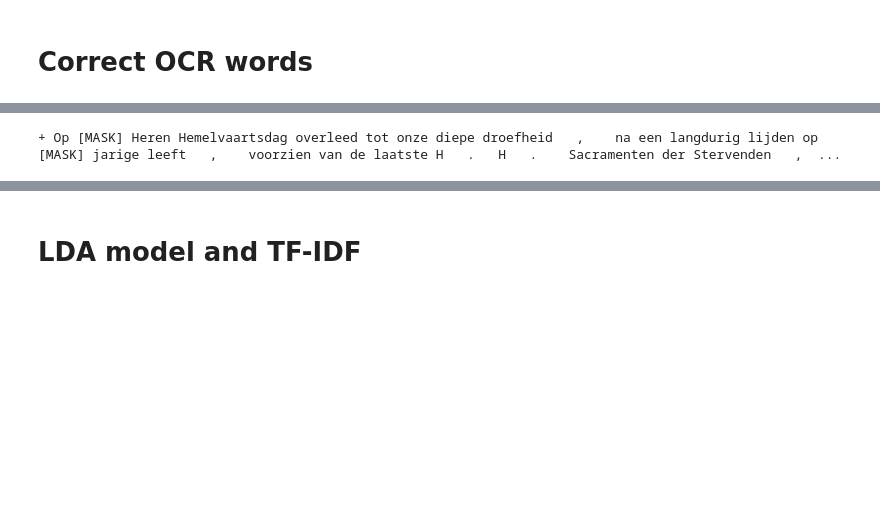
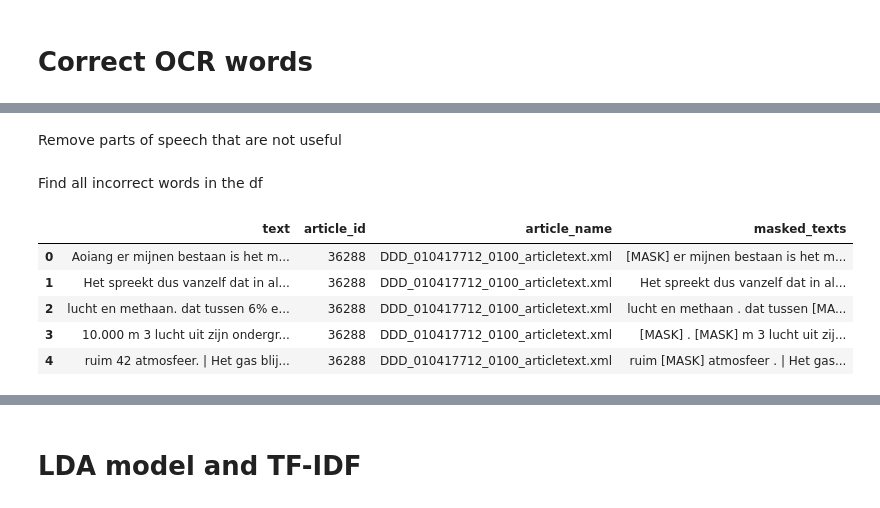
Before and after one commit to UtrechtUniversity/hist-aware, a Jupyter notebook: notebooks/semantic_search.ipynb, the cells around one changed output, grey strips where cells are left out. Saved outputs shown, nothing was run; the diff lists cells and outputs as text; code cells hidden in the pictures; blank space fills up the shorter version.

```diff
--- a/notebooks/semantic_search.ipynb
+++ b/notebooks/semantic_search.ipynb
@@ -229,35 +251,40 @@ text = a
+# %% [markdown]
+Remove parts of speech that are not useful
+# %% [markdown]
+Find all incorrect words in the df
 # %%
+incorrectwords = []
+masked_texts = []
+suggestedwords = []
+d = SpellChecker("nl_NL")
+
 rep = { '\n': ' ', '\\': ' ', '\"': '"', '-': ' ', '"': ' " ',
         '"': ' " ', '"': ' " ', ',':' , ', '.':' . ', '!':' ! ',
         '?':' ? ', "n't": " not" , "'ll": " will", '*':' * ',
         '(': ' ( ', ')': ' ) ', "s'": "s '"}
 rep = dict((re.escape(k), v) for k, v in rep.items())
 pattern = re.compile("|".join(rep.keys()))
-text = pattern.sub(lambda m: rep[re.escape(m.group(0))], text)
+ignorewords = ["!", ",", ".", "\"", "?", '(', ')', '*', "'"]
 
-def get_personslist(text):
-    personslist=[]
-    for sent in nltk.sent_tokenize(text):
-        for chunk in nltk.ne_chunk(nltk.pos_tag(nltk.word_tokenize(sent))):
-            if isinstance(chunk, nltk.tree.Tree) and chunk.label() == 'PERSON':
-                personslist.insert(0, (chunk.leaves()[0][0]))
-    return list(set(personslist))
-
-personslist = get_personslist(text)
-
-ignorewords = personslist + ["!", ",", ".", "\"", "?", '(', ')', '*', "'"]
-#using enchant.checker.SpellChecker, identify incorrect words
-d = SpellChecker("nl_NL")
-words = text.split()
-incorrectwords = [w for w in words if not d.check(w) and w not in ignorewords]
-# using enchant.checker.SpellChecker, get suggested replacements
-suggestedwords = [d.suggest(w) for w in incorrectwords]
-# replace incorrect words with [MASK]
-for w in incorrectwords:
-    text = text.replace(w, '[MASK]')
-    text_original = text_original.replace(w, '[MASK]')
-
-print(text)
+for ids, row in tqdm(df_texts.iterrows(), total=df_texts.shape[0]):
+    #using enchant.checker.SpellChecker, identify incorrect words
+    text = row["text"]
+    text = pattern.sub(lambda m: rep[re.escape(m.group(0))], text)
+    words = text.split()
+    incorrectwords = [w for w in words if not d.check(w) and w not in ignorewords]
+    suggestedwords.append([d.suggest(w) for w in incorrectwords])
+    for w in incorrectwords:
+        text = text.replace(w, '[MASK]')
+    masked_texts.append(text)
-# %% [output]
-+ Op [MASK] Heren Hemelvaartsdag overleed tot onze diepe droefheid   ,    na een langdurig lijden op [MASK] jarige leeft   ,    voorzien van de laatste H   .   H   .    Sacramenten der Stervenden   ,  ...
+# %%
+df_texts["masked_texts"] = masked_texts
+# %%
+df_texts.head()
+# %% [output]
+|  | text | article_id | article_name | masked_texts |
+| 0 | Aoiang er mijnen bestaan is het m... | 36288 | DDD_010417712_0100_articletext.xml | [MASK] er mijnen bestaan is het m... |
+| 1 | Het spreekt dus vanzelf dat in al... | 36288 | DDD_010417712_0100_articletext.xml | Het spreekt dus vanzelf dat in al... |
+| 2 | lucht en methaan. dat tussen 6% e... | 36288 | DDD_010417712_0100_articletext.xml | lucht en methaan . dat tussen [MA... |
+| 3 | 10.000 m 3 lucht uit zijn ondergr... | 36288 | DDD_010417712_0100_articletext.xml | [MASK] . [MASK] m 3 lucht uit zij... |
+| 4 | ruim 42 atmosfeer. | Het gas blij... | 36288 | DDD_010417712_0100_articletext.xml | ruim [MASK] atmosfeer . | Het gas... |
 # %%
```
Also changed, not shown: parts of 15 cells of this notebook, 7 other files.
